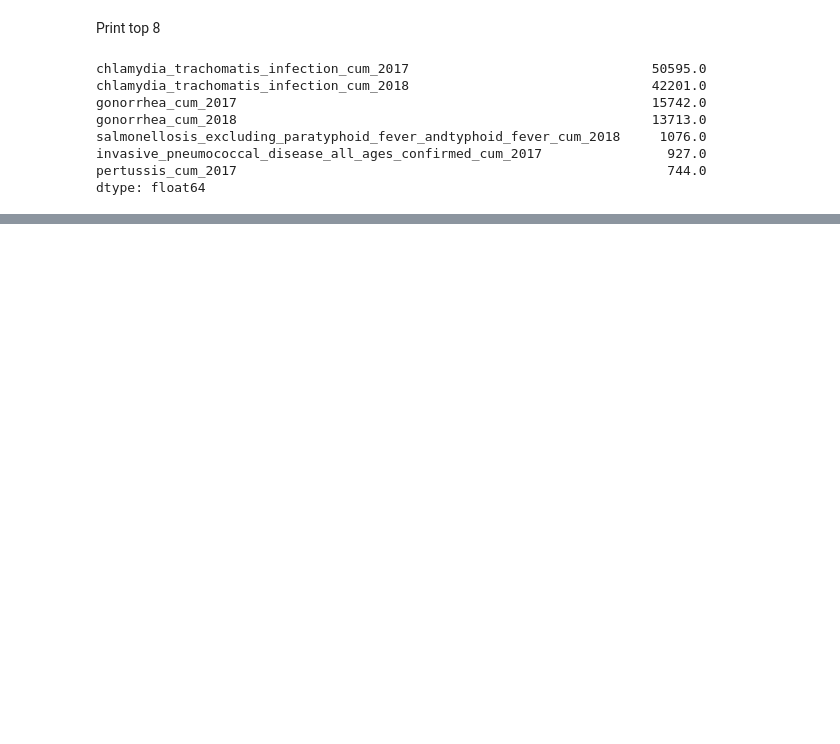
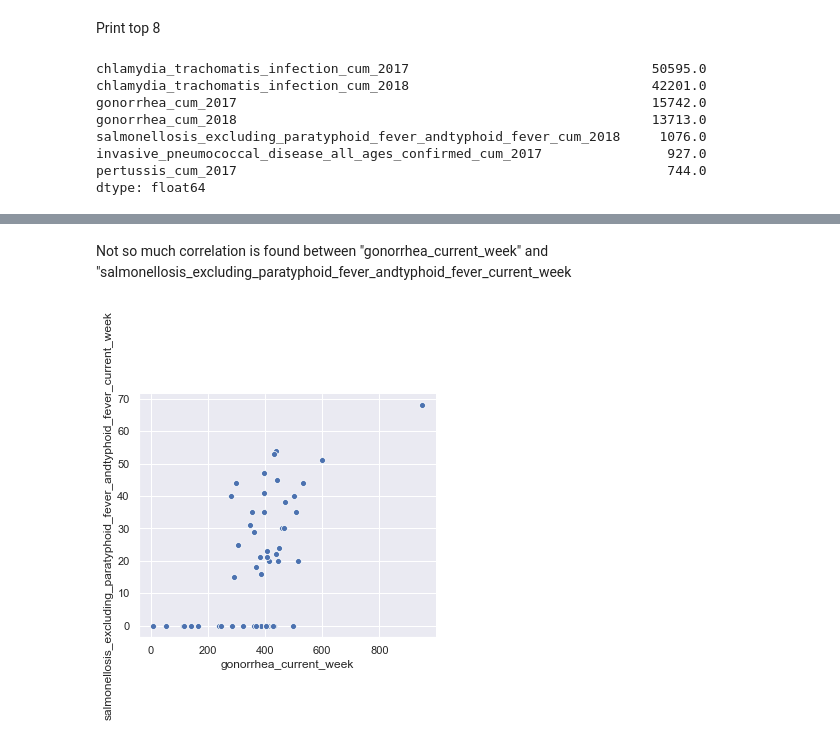
Before and after one commit to borodark/wsu, a Jupyter notebook: platforms/assignment_1.ipynb, the cells around one changed output, grey strips where cells are left out. Saved outputs shown, nothing was run; the diff lists cells and outputs as text; code cells hidden in the pictures; blank space fills up the shorter version.

```diff
--- a/platforms/assignment_1.ipynb
+++ b/platforms/assignment_1.ipynb
@@ -280,0 +343,6 @@ Maslow is wrong: sex is more important then food.
+# %% [markdown]
+Not so much correlation is found between "gonorrhea_current_week" and "salmonellosis_excluding_paratyphoid_fever_andtyphoid_fever_current_week
+# %%
+sns.relplot(x="gonorrhea_current_week", y="salmonellosis_excluding_paratyphoid_fever_andtyphoid_fever_current_week", data=four_tu_corr);
+# %% [output]
+[figure, added]
```
Also changed, not shown: parts of 20 cells of this notebook.
